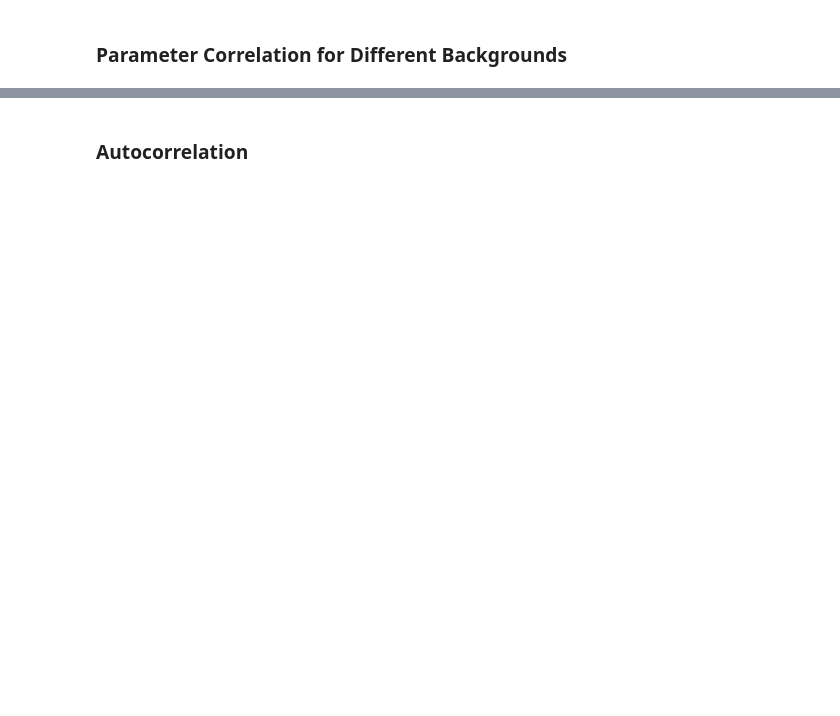
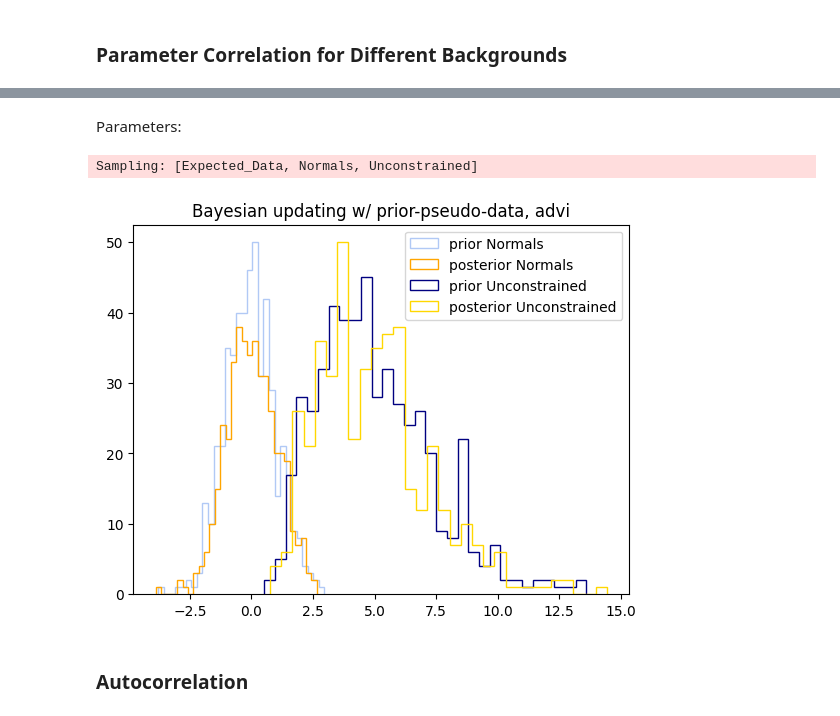
Before and after one commit to malin-horstmann/bayesian_pyhf, a Jupyter notebook: examples/SimpleModel.ipynb, the cells around one changed output, grey strips where cells are left out. Cells and saved outputs as stored; diff of their text form; code cells hidden in the pictures; blank space fills up the shorter version.

```diff
--- a/examples/SimpleModel.ipynb
+++ b/examples/SimpleModel.ipynb
@@ -140,0 +168,2 @@ plt.legend(loc='upper left')
+# %% [markdown]
+Parameters:
@@ -141,3 +193,45 @@ plt.legend(loc='upper left')
+# %%
+prior_Normals, prior_Unconstrained, prior_data = prior_pars_data(500)
+# %% [output]
+Sampling: [Expected_Data, Normals, Unconstrained]
+# %%
+post_n, post_u, post_d = [], [], []
+count = 0
+for p_d in prior_data:
+    count += 1
+    print(f'STEP:  {count}')
+    a, b, c = posterior_from_prior(p_d, 1)
+    post_n.append(a)
+    post_u.append(b)
+    post_d.append(c)
+# %%
+post_Normals, post_Unconstrained, post_data = [], [], []
+for a in post_n:
+    post_Normals.append(a)
+post_Normals = np.concatenate(post_Normals)
+
+for b in post_u:
+    post_Unconstrained.append(b)
+post_Unconstrained = np.concatenate(post_Unconstrained)
+
+for c in post_d:
+    post_data.append(c)
+post_data = np.concatenate(post_data)
+# %%
+plt.hist(prior_Normals, 30, histtype='step', alpha = 0.5, color='cornflowerblue', label='prior Normals')
+plt.hist(post_Normals, 30, histtype='step', color='orange', label='posterior Normals')
+
+plt.hist(prior_Unconstrained, 30, histtype='step', color='navy', label='prior Unconstrained')
+plt.hist(post_Unconstrained, 30, histtype='step', color='gold', label='posterior Unconstrained')
+
+plt.legend()
+plt.title('Bayesian updating w/ prior-pseudo-data, advi')
+plt.show()
+
+# plt.hist(prior_data, histtype='step', label='prior data')
+# plt.hist(post_data, histtype='step', label='posterior data')
+# %% [output]
+[figure, added]
 # %% [markdown]
 ### Autocorrelation
 # %%
```
Also changed, not shown: parts of 19 cells of this notebook, 3 other files.
